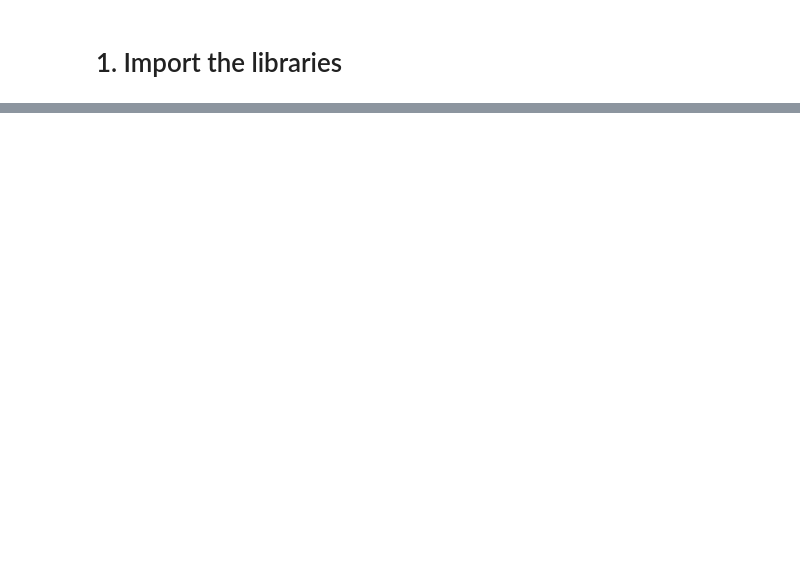
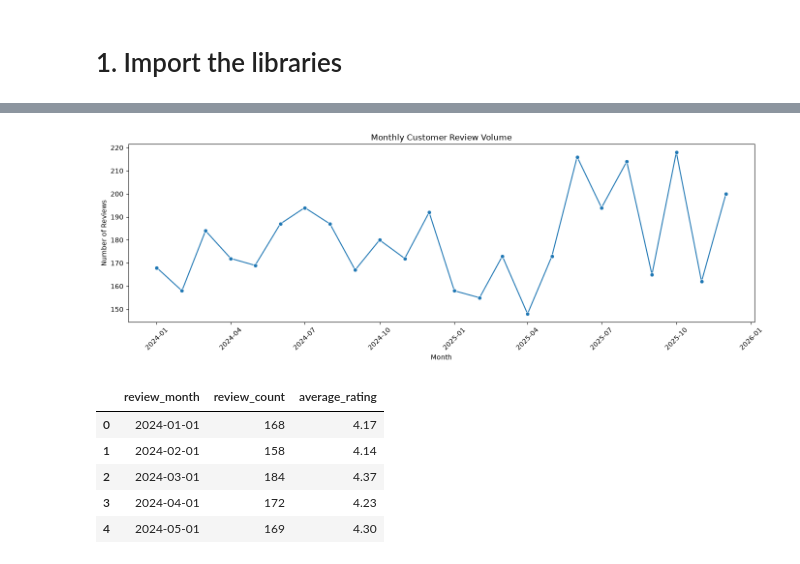
Before and after one commit to satish-shrestha-4u/restrodine-restaurant-intelligence, a Jupyter notebook: notebooks/04_customer_intelligence.ipynb, the cells around one changed output, grey strips where cells are left out. Drawn from its saved outputs; the diff is of its cells as text; code cells hidden in the pictures; blank space fills up the shorter version.

```diff
--- a/notebooks/04_customer_intelligence.ipynb
+++ b/notebooks/04_customer_intelligence.ipynb
@@ -90,0 +309,48 @@ fig.show()
+# %%
+# ============================================================
+# MONTHLY REVIEW VOLUME
+# ============================================================
+
+reviews_clean["review_month"] = (
+    reviews_clean["review_date"]
+    .dt.to_period("M")
+    .dt.to_timestamp()
+)
+
+monthly_reviews = (
+    reviews_clean
+    .groupby("review_month")
+    .agg(
+        review_count=("review_id", "count"),
+        average_rating=("rating", "mean")
+    )
+    .reset_index()
+)
+
+fig, ax1 = plt.subplots(figsize=(14, 5))
+
+sns.lineplot(
+    data=monthly_reviews,
+    x="review_month",
+    y="review_count",
+    marker="o",
+    ax=ax1
+)
+
+ax1.set_title("Monthly Customer Review Volume")
+ax1.set_xlabel("Month")
+ax1.set_ylabel("Number of Reviews")
+
+plt.xticks(rotation=45)
+plt.tight_layout()
+plt.show()
+
+display(monthly_reviews.round(2).head())
+# %% [output]
+[figure, added]
+|  | review_month | review_count | average_rating |
+| 0 | 2024-01-01 | 168 | 4.17 |
+| 1 | 2024-02-01 | 158 | 4.14 |
+| 2 | 2024-03-01 | 184 | 4.37 |
+| 3 | 2024-04-01 | 172 | 4.23 |
+| 4 | 2024-05-01 | 169 | 4.30 |
```
Also changed, not shown: parts of 62 cells of this notebook, 26 other files.
